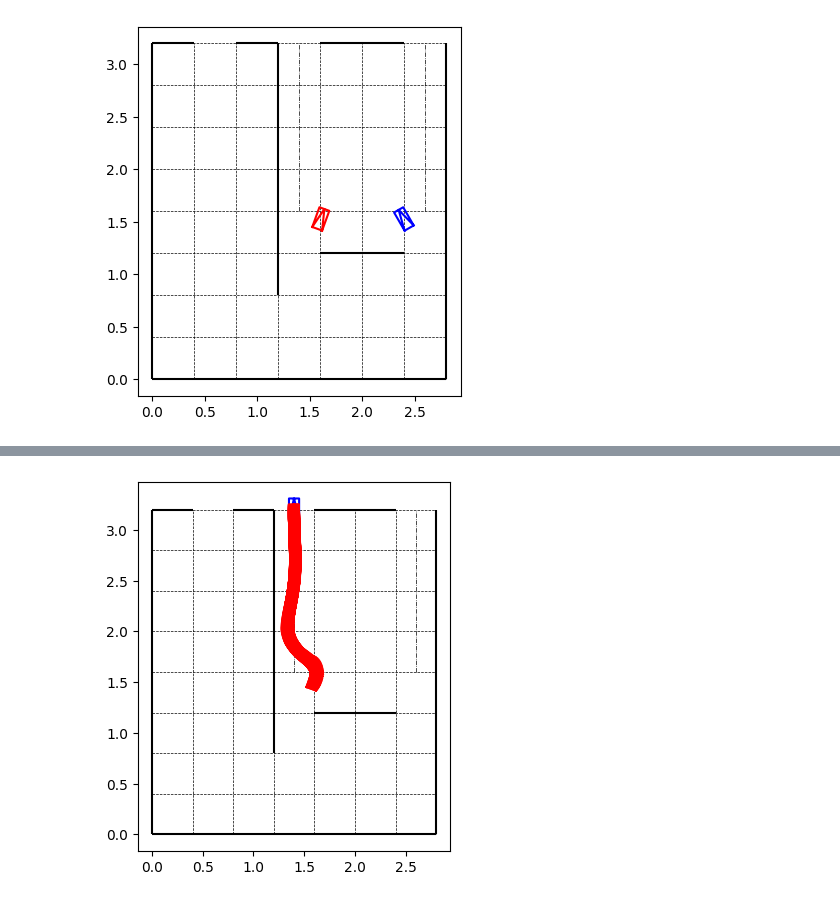
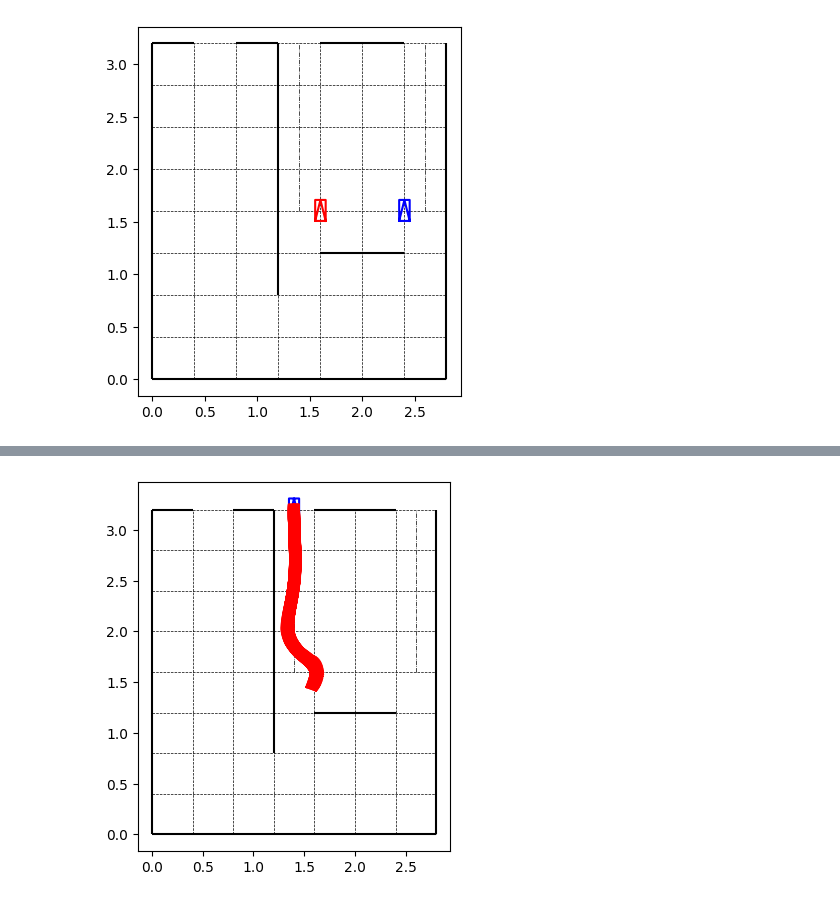
Before and after one commit to 841723/robotica, a Jupyter notebook: ejs/ej4.ipynb, the cells around one changed output, grey strips where cells are left out. Saved outputs shown, nothing was run; the diff lists cells and outputs as text; code cells hidden in the pictures.

```diff
--- a/ejs/ej4.ipynb
+++ b/ejs/ej4.ipynb
@@ -15,36 +15,36 @@ def escenario():
     plt.hlines(0, 0, 2.8, colors='k',lw=1.5)
     plt.hlines(3.2, 0, 0.4, colors='k',lw=1.5)
     plt.hlines(3.2, 0.8, 1.2, colors='k',lw=1.5)
     plt.hlines(3.2, 1.6, 2.4, colors='k',lw=1.5)
     plt.hlines(1.2, 1.6, 2.4, colors='k',lw=1.5)
     # Grid
     plt.hlines(0.4, 0, 2.8, colors='k',ls='--',lw=0.5)
     plt.hlines(0.8, 0, 2.8, colors='k',ls='--',lw=0.5)
     plt.hlines(1.2, 0, 2.8, colors='k',ls='--',lw=0.5)
     plt.hlines(1.6, 0, 2.8, colors='k',ls='--',lw=0.5)
     plt.hlines(2.0, 0, 2.8, colors='k',ls='--',lw=0.5)
     plt.hlines(2.4, 0, 2.8, colors='k',ls='--',lw=0.5)
     plt.hlines(2.8, 0, 2.8, colors='k',ls='--',lw=0.5)
     plt.hlines(3.2, 0, 2.8, colors='k',ls='--',lw=0.5)
     plt.vlines(0.4, 0, 3.2, colors='k',ls='--',lw=0.5)
     plt.vlines(0.8, 0, 3.2, colors='k',ls='--',lw=0.5)
     plt.vlines(1.2, 0, 3.2, colors='k',ls='--',lw=0.5)
     plt.vlines(1.6, 0, 3.2, colors='k',ls='--',lw=0.5)
     plt.vlines(2, 0, 3.2, colors='k',ls='--',lw=0.5)
     plt.vlines(2.4, 0, 3.2, colors='k',ls='--',lw=0.5)
     plt.vlines(2.8, 0, 3.2, colors='k',ls='--',lw=0.5)
     plt.vlines(1.4, 1.6, 3.2, colors='k',ls='-.',lw=0.5)
     plt.vlines(2.6, 1.6, 3.2, colors='k',ls='-.',lw=0.5)
 
 
     plt.gca().set_aspect('equal', adjustable='box')
 
 escenario()
-dibrobot(np.array([c2m(4),c2m(3.8), np.deg2rad(70)]),'r')
-dibrobot(np.array([c2m(6),c2m(3.8), np.deg2rad(120)]),'b')
+dibrobot(np.array([c2m(4),c2m(4), np.deg2rad(90)]),'r')
+dibrobot(np.array([c2m(6),c2m(4), np.deg2rad(90)]),'b')
 plt.show()
 # %% [output]
-[figure, old version]
+[figure, new version]
 # %%
 def sensor_izq(x, pared_izq):
     d2 = np.fabs(x[0] - pared_izq)
```
Also changed, not shown: parts of 1 cell of this notebook, 8 other files.
